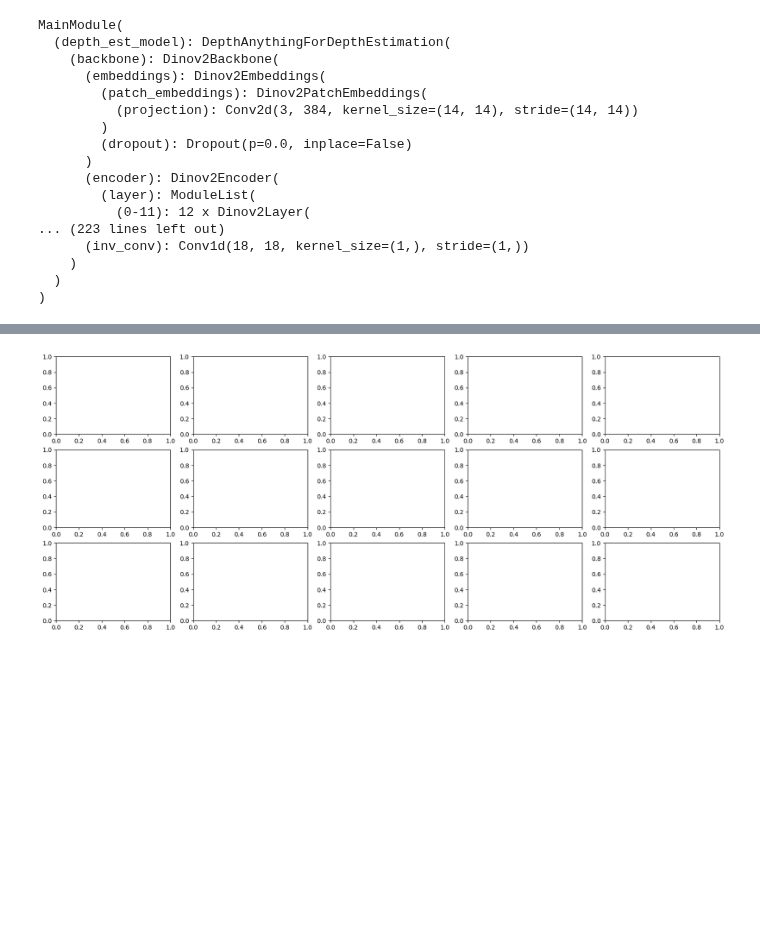
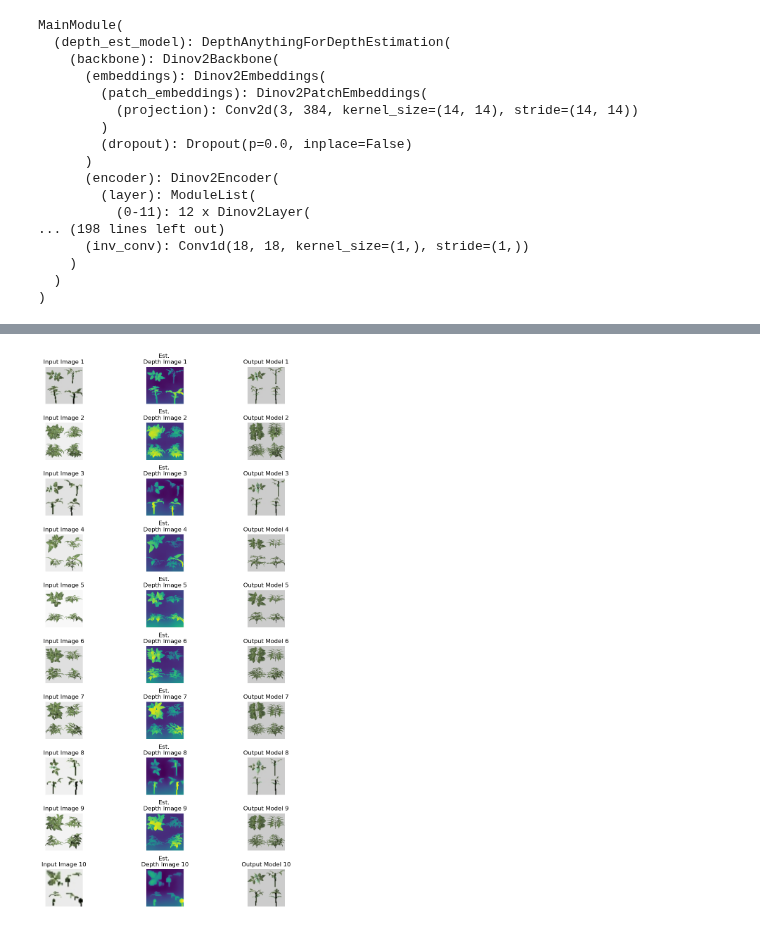
Before and after one commit to GEMINI-Breeding/Image2PlantArchitecture, a Jupyter notebook: src/evaluate_sideview.ipynb, the cells around one changed output, grey strips where cells are left out. Saved outputs shown, nothing was run; the diff lists cells and outputs as text; code cells hidden in the pictures; blank space fills up the shorter version.

Commit message:
1. Updated dataset up to 40 days 2. Speed up bulk parameter estimation

```diff
--- a/src/evaluate_sideview.ipynb
+++ b/src/evaluate_sideview.ipynb
@@ -27,7 +27,7 @@ sys.path.append('../')
 # %%
 from models.plightning import  MainDataModule
 
-dataset_dir = "../data/Sideview_Dec23_2024"
+dataset_dir = "../data/Sideview_Jan21_2025"
 datamodule = MainDataModule(dataset_dir,
                             image_size=224,
                             load_depth=False,
@@ -72,7 +72,9 @@ for i in range(n):
 # %%
 from models.plightning import MainModule
 # model = MainModule()
-model = MainModule.load_from_checkpoint("../log/20250109_SideView_448_MinMaxScaler/version_2/checkpoints/last.ckpt")
+#model = MainModule.load_from_checkpoint("../log/20250121_SideView_224_MinMaxScaler/version_3/checkpoints/best_epoch=06.ckpt") # Best model?
+model = MainModule.load_from_checkpoint("../log/20250124_SideView_224_40Days/version_0/checkpoints/best_epoch=50.ckpt")
+
 
 model.eval()
 # model.freeze()
@@ -89,7 +91,7 @@ MainModule(
       (encoder): Dinov2Encoder(
         (layer): ModuleList(
           (0-11): 12 x Dinov2Layer(
-... (223 lines left out)
+... (198 lines left out)
       (inv_conv): Conv1d(18, 18, kernel_size=(1,), stride=(1,))
     )
   )
@@ -113,33 +115,24 @@ from models.plightning import MainDataModule
 
 import joblib
 
-param_scaler = joblib.load("scaler.pkl")
+from models.plightning import MainDataModule
+
+dataset_dir = "../data/20250123_Sideview_40Days"
+datamodule = MainDataModule(dataset_dir,
+                            image_size=model.image_size,
+                            load_depth=False,
+                            train_batch_size=1, num_workers=0, process_leaf=True, preload=False, side_view=True)
+growth_stages = [f"{day:02d}" for day in range(0,2)]
 if 0:
-    transform = transforms.Compose([
-        # transforms.ToTensor(),
-    ])
-    stages = [f"{date:02d}" for date in range(0,19)]
-    test_dataset = PlantDataset("../data/2000_Plots_20241210", image_size=224, transform=transform, stages=stages,
-                                load_depth=False, process_leaf=False, preload=False)
-    test_dataloader = torch.utils.data.DataLoader(test_dataset, batch_size=1, shuffle=False, collate_fn=MainDataModule.collate_fn)
+    datamodule.setup(growth_stages=growth_stages)
 else:
-    from models.plightning import MainDataModule
-    #dataset_dir = "../data/generated_Nov22_2024"
-    #dataset_dir = "../data/2000_Plots_20241210"
-    dataset_dir = "../data/Sideview_Dec23_2024"
-    #dataset_dir = "../data/generated_Dec10_2024"
-    datamodule = MainDataModule(dataset_dir,
-                                image_size=model.image_size,
-                                load_depth=False,
-                                train_batch_size=1, num_workers=0, process_leaf=True, preload=False, side_view=True)
-    growth_stages = [f"{day:02d}" for day in range(0,2)]
-    datamodule.setup(growth_stages=growth_stages)
     datamodule.setup()
-    if 1:
-        dataloader = datamodule.test_dataloader()
-        #dataloader = datamodule.val_dataloader()
-    else:
-        dataloader = datamodule.train_dataloader()
+
+if 1:
+    dataloader = datamodule.test_dataloader()
+    #dataloader = datamodule.val_dataloader()
+else:
+    dataloader = datamodule.train_dataloader()
 
 program_path = "../src/GenerateDataset/build"
 
@@ -161,8 +154,8 @@ def re_render_xml(output_path, filename, rotation=True):
     return result
 
 # Prepare the figure
-n_figures = 5
-fig, axes = plt.subplots(3, n_figures, figsize=(20, 8))
+n_figures = 10
+fig, axes = plt.subplots(n_figures, 3, figsize=(10, 16))
 
 # Create temp folder
 temp_folder = "temp"
@@ -232,27 +225,26 @@ for idx, (image, plant_info, out, lengths) in enumerate(dataloader):
 
     img, _ = load_sideview_images(temp_folder, plant_xml_file_name.replace("xml","jpeg"), model.image_size, True)
 
-
     image_vis = image[0].permute(1, 2, 0).cpu()
 
     image_vis = cv2.normalize(np.array(image_vis), None, alpha=0, beta=255, norm_type=cv2.NORM_MINMAX, dtype=cv2.CV_8U)
     row, col = divmod(idx, n_figures)
-    axes[row, col].imshow(image_vis[:, :, 0:3])
-    axes[row, col].set_title(f"Input Image {idx + 1}")
-    axes[row, col].axis('off')
+    axes[col, row].imshow(image_vis[:, :, 0:3])
+    axes[col, row].set_title(f"Input Image {idx + 1}")
+    axes[col, row].axis('off')
 
     # axes[row+1, col].imshow(gt_img[:, :, 0:3])
     # axes[row+1, col].set_title(f"Re-Renderd Image {idx + 1}")
     # axes[row+1, col].axis('off')
 
-    # depth = model.predicted_depth.squeeze().cpu()
-    # axes[row+1, col].imshow(depth)
-    # axes[row+1, col].set_title(f"Estimated Depth Image {idx + 1}")
-    # axes[row+1, col].axis('off')
+    depth = model.predicted_depth.squeeze().cpu()
+    axes[col, row+1].imshow(depth)
+    axes[col, row+1].set_title(f"Est. \nDepth Image {idx + 1}")
+    axes[col, row+1].axis('off')
 
-    axes[row + 2, col].imshow(img)
-    axes[row + 2, col].set_title(f"Output Model {idx + 1}")
-    axes[row + 2, col].axis('off')
+    axes[col, row + 2].imshow(img)
+    axes[col, row + 2].set_title(f"Output Model {idx + 1}")
+    axes[col, row + 2].axis('off')
 
 plt.tight_layout()
 plt.show()
@@ -267 +272 @@ KeyboardInterrupt:
-[figure, old version]
+[figure, new version]
```
Also changed, not shown: parts of 5 cells of this notebook, 13 other files.
